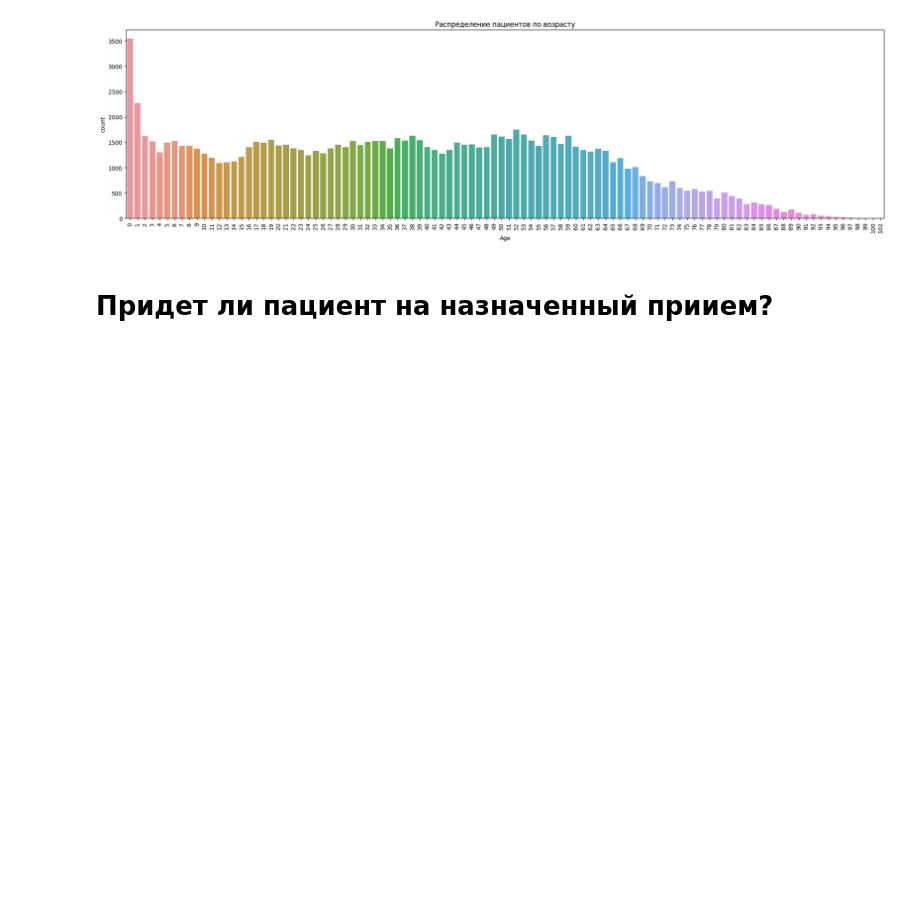
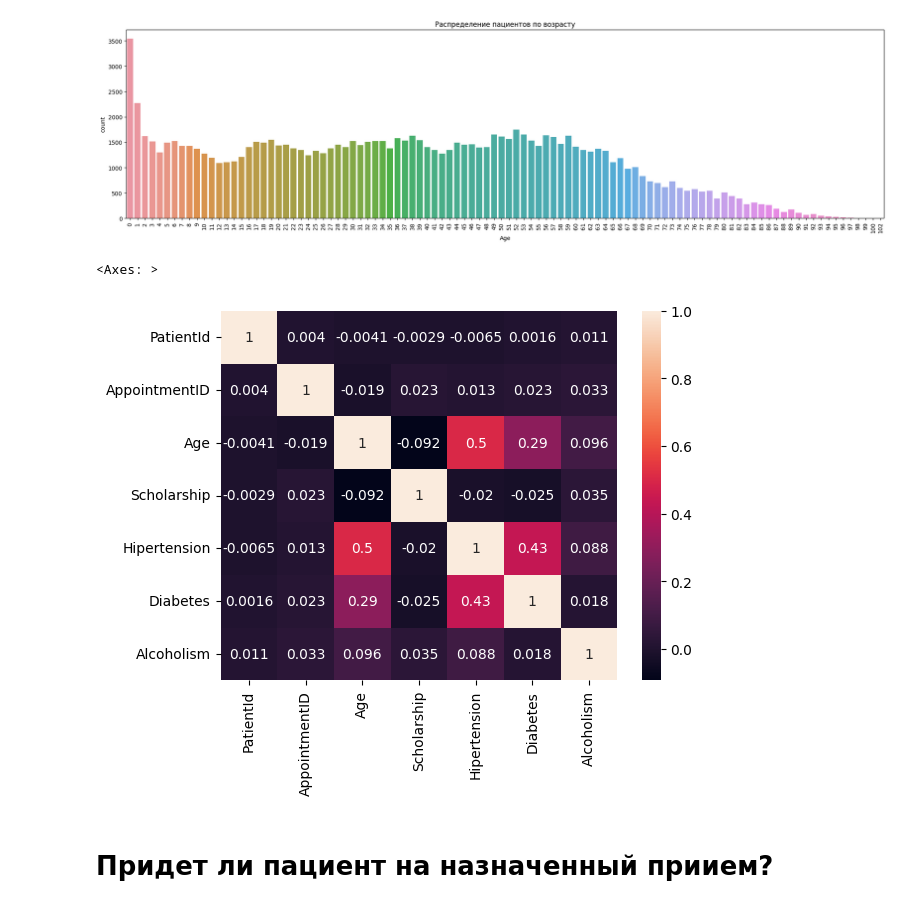
Before and after one commit to vzml/data_science, a Jupyter notebook: new/_assetscometml.ipynb, the cells around one changed output. Drawn from its saved outputs; the diff is of its cells as text; code cells hidden in the pictures; blank space fills up the shorter version.

```diff
--- a/new/_assetscometml.ipynb
+++ b/new/_assetscometml.ipynb
@@ -88,6 +88,12 @@ experiment.log_figure(figure=plt)
 plt.show()
 # %% [output]
 [figure]
+# %%
+numeric_data = df[["PatientId", "AppointmentID","Age","Scholarship","Hipertension","Diabetes","Alcoholism"]]
+sns.heatmap(numeric_data.corr(), annot = True)
+# %% [output]
+<Axes: >
+[figure, added]
 # %% [markdown]
 # Придет ли пациент на назначенный приием?
 # %%
```
Also changed, not shown: parts of 2 cells of this notebook.
